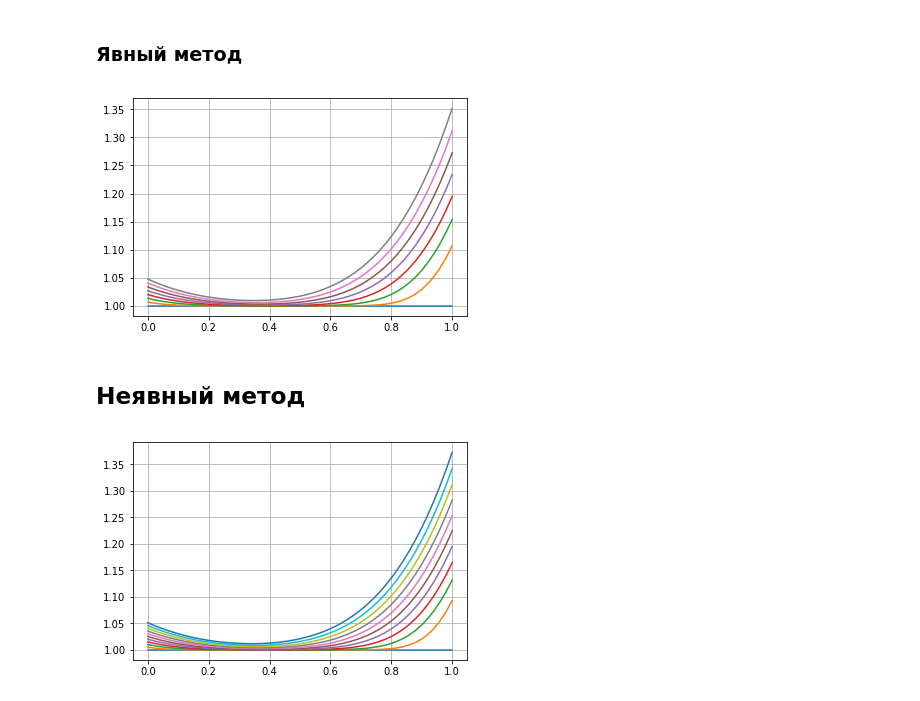
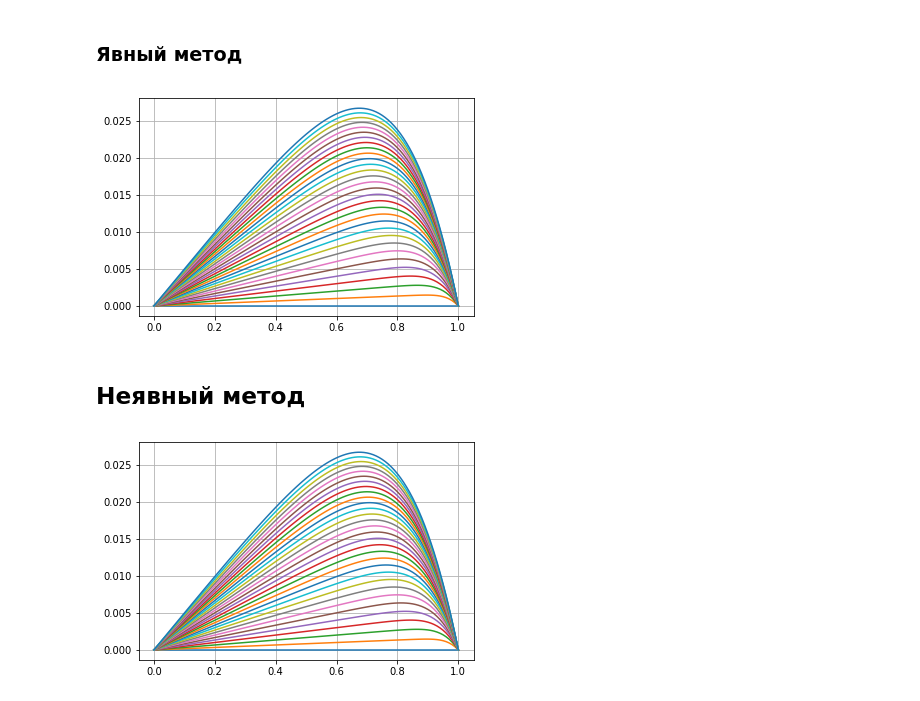
Before and after one commit to ilyakrasnou/MCA, a Jupyter notebook: lab4.ipynb, the cells around one changed output. Cells and saved outputs as stored; diff of their text form; code cells hidden in the pictures.

```diff
--- a/lab4.ipynb
+++ b/lab4.ipynb
@@ -40,49 +40,47 @@ def even_method(N, t):
     return matrix
 # %%
-xs = np.array([a + i*h for i in range(num_k)])
-
-for i in range(0, num_t, 100):
-    plt.plot(xs, matrix[i], label=i)
+xs = np.linspace(a, b, N + 1)
+sol = explicit_method(N, t)
+for i in range(0, len(sol), 100):
+    plt.plot(xs, sol[i], label=i)
 plt.grid()
 plt.show()
 # %% [output]
-[figure, old version]
+[figure, new version]
 # %% [markdown]
 ## Неявный метод
 # %%
-def uneven_method(N, t):
+def inexplicit_method(N, t):
     num_t = int(T / t) + 1
     num_k = N + 1
     h = (b-a) / N
     sol = np.zeros(shape=(num_t, num_k))
 
     sol [:, 0] = np.array([g1(ti) for ti in np.linspace(0, T, num_t)])
-    # matrix[:,-1] = np.array([g2(ti) for ti in np.linspace(0, T, num_t)])
 
     sol[0,:] = np.array([phi(xi) for xi in np.linspace(a, b, num_k)])
 
-    coef = np.array([-k * t / h**2, 1 + 2 * k * t / h**2, -k * t / h**2]) # transpose
-
+    matrix = np.zeros(shape=(num_k-1, num_k-1))
+    matrix[0, 0:2] = [1 + 2*k*t / h ** 2, -k * t / h ** 2]
+    for j in range(1, num_k-2):
+            matrix[j, j-1] = - k * t / h ** 2
+            matrix[j, j] = 1 + 2*k*t / h ** 2
+            matrix[j, j+1] = -k * t / h ** 2
+    matrix[-1, -1] = 1
+    terms = np.zeros(num_k-1)
     for i in range(1, num_t):
-        matrix = np.zeros(shape=(num_k-1, num_k-1))
-        terms = np.zeros(num_k-1)
-        matrix[0, 0:2] = [1 + 2*k*t / h ** 2, -k * t / h ** 2]
-        terms[0] = t*f(a+(j+1)*h, i*t) + sol[i-1][1] + k * t / h ** 2 * sol[i][0]
+        terms[0] = t*f(a+h, i*t) + sol[i-1, 1] + k * t / h ** 2 * sol[i, 0]
         for j in range(1, num_k-2):
-            matrix[j][j-1] = - k * t / h ** 2
-            matrix[j][j] = 1 + 2*k*t / h ** 2
-            matrix[j][j+1] = -k * t / h ** 2
-            terms[j] = t*f(a+(j+1)*h, i*t) + sol[i-1][j+1]
-        matrix[-1][-1], matrix[-1][-2] = 1, -1
-        terms[-1] = h*g2(i*t)
+            terms[j] = t*f(a+(j+1)*h, i*t) + sol[i-1, j+1]
+        terms[-1] = t*g2(i*t) + sol[i-1, -1]
         sol[i, 1:] = np.linalg.solve(matrix, terms)
-        return sol
+    return sol
 # %%
-xs = np.array([a + i*h for i in range(num_k)])
-
-for i in range(0, num_t, 25):
+xs = np.linspace(a, b, N + 1)
+sol = inexplicit_method(N, t)
+for i in range(0, len(sol), 100):
     plt.plot(xs, sol[i], label=i)
 plt.grid()
 plt.show()
 # %% [output]
-[figure, old version]
+[figure, new version]
```
Also changed, not shown: parts of 2 cells of this notebook.
